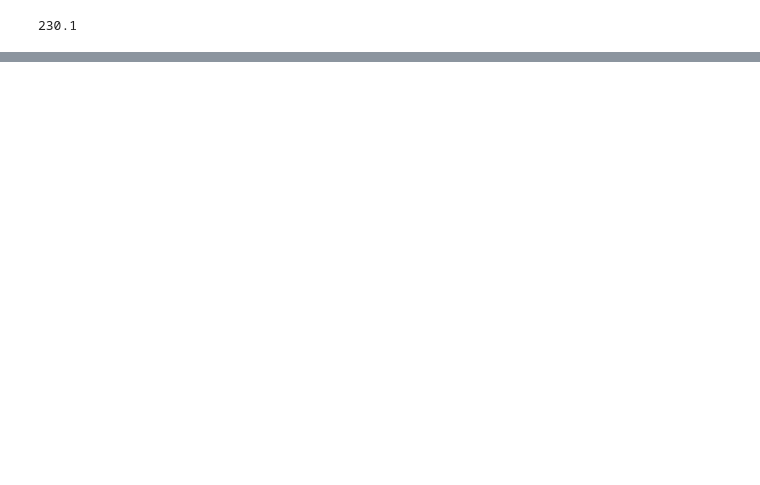
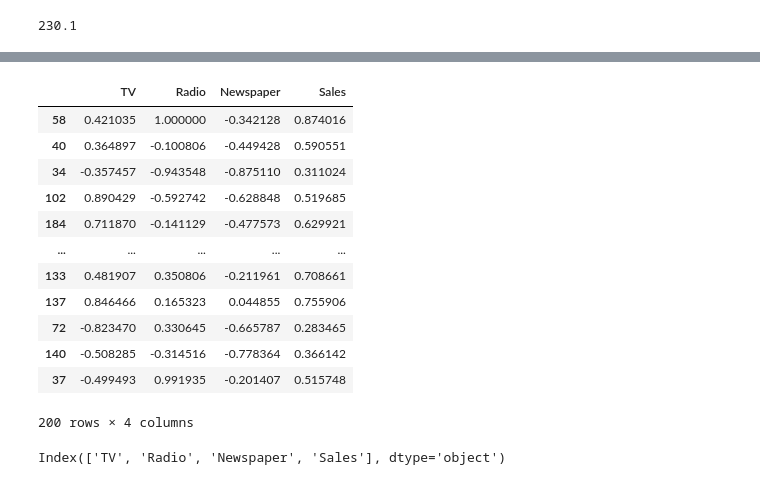
Before and after one commit to manju838/NN_Class_Assignments, a Jupyter notebook: advertising.ipynb, the cells around one changed output, grey strips where cells are left out. Saved outputs shown, nothing was run; the diff lists cells and outputs as text; code cells hidden in the pictures; blank space fills up the shorter version.

```diff
--- a/advertising.ipynb
+++ b/advertising.ipynb
@@ -55,0 +84,21 @@ NI = Network_Initialiser(data)
+# %%
+randomised_scale = scaled_frame.sample(frac=1, random_state = 1)
+randomised_scale ##randomised_scale is dataframe created after randomising data,I used .saample() fn. to sample data
+# %% [output]
+|  | TV | Radio | Newspaper | Sales |
+| 58 | 0.421035 | 1.000000 | -0.342128 | 0.874016 |
+| 40 | 0.364897 | -0.100806 | -0.449428 | 0.590551 |
+| 34 | -0.357457 | -0.943548 | -0.875110 | 0.311024 |
+| 102 | 0.890429 | -0.592742 | -0.628848 | 0.519685 |
+| 184 | 0.711870 | -0.141129 | -0.477573 | 0.629921 |
+| ... | ... | ... | ... | ... |
+| 133 | 0.481907 | 0.350806 | -0.211961 | 0.708661 |
+| 137 | 0.846466 | 0.165323 | 0.044855 | 0.755906 |
+| 72 | -0.823470 | 0.330645 | -0.665787 | 0.283465 |
+| 140 | -0.508285 | -0.314516 | -0.778364 | 0.366142 |
+| 37 | -0.499493 | 0.991935 | -0.201407 | 0.515748 |
+200 rows × 4 columns
+# %%
+randomised_scale.columns #Now this column has only required columns,first three are inputs last column is output
+# %% [output]
+Index(['TV', 'Radio', 'Newspaper', 'Sales'], dtype='object')
```
Also changed, not shown: parts of 25 cells of this notebook, 1 other file.
